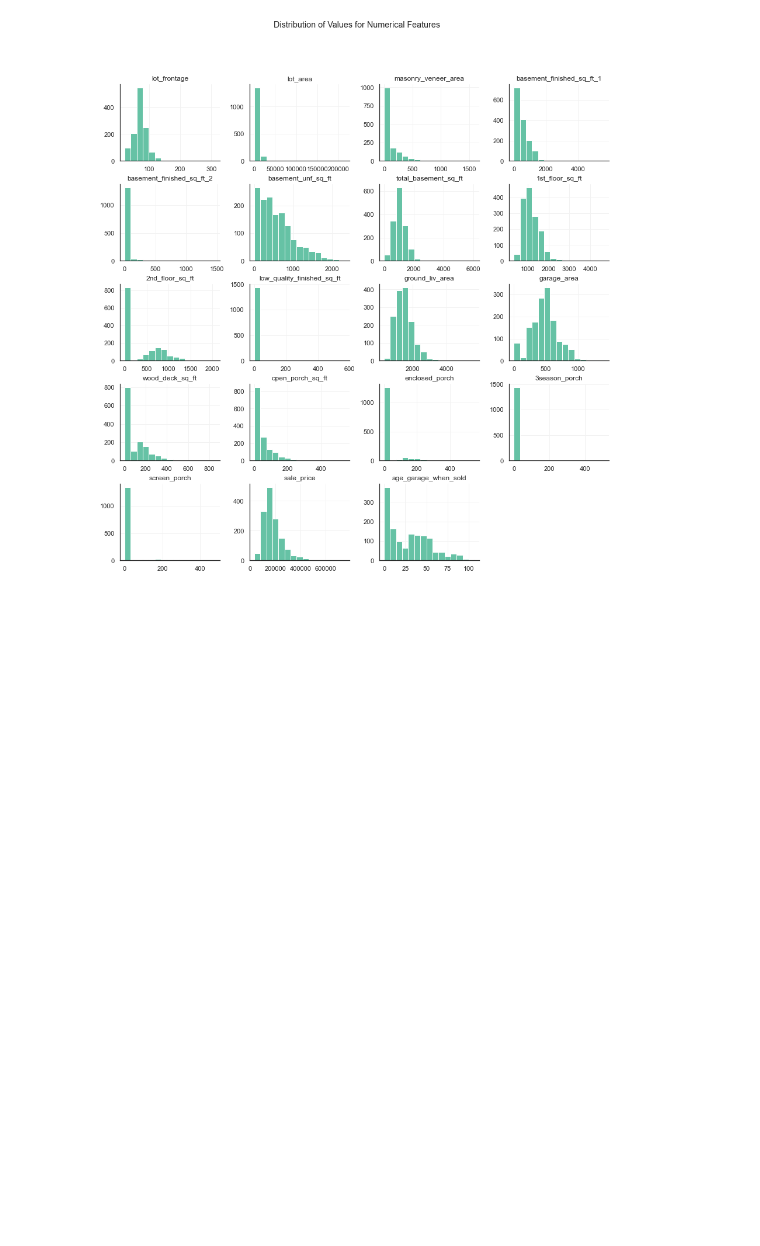
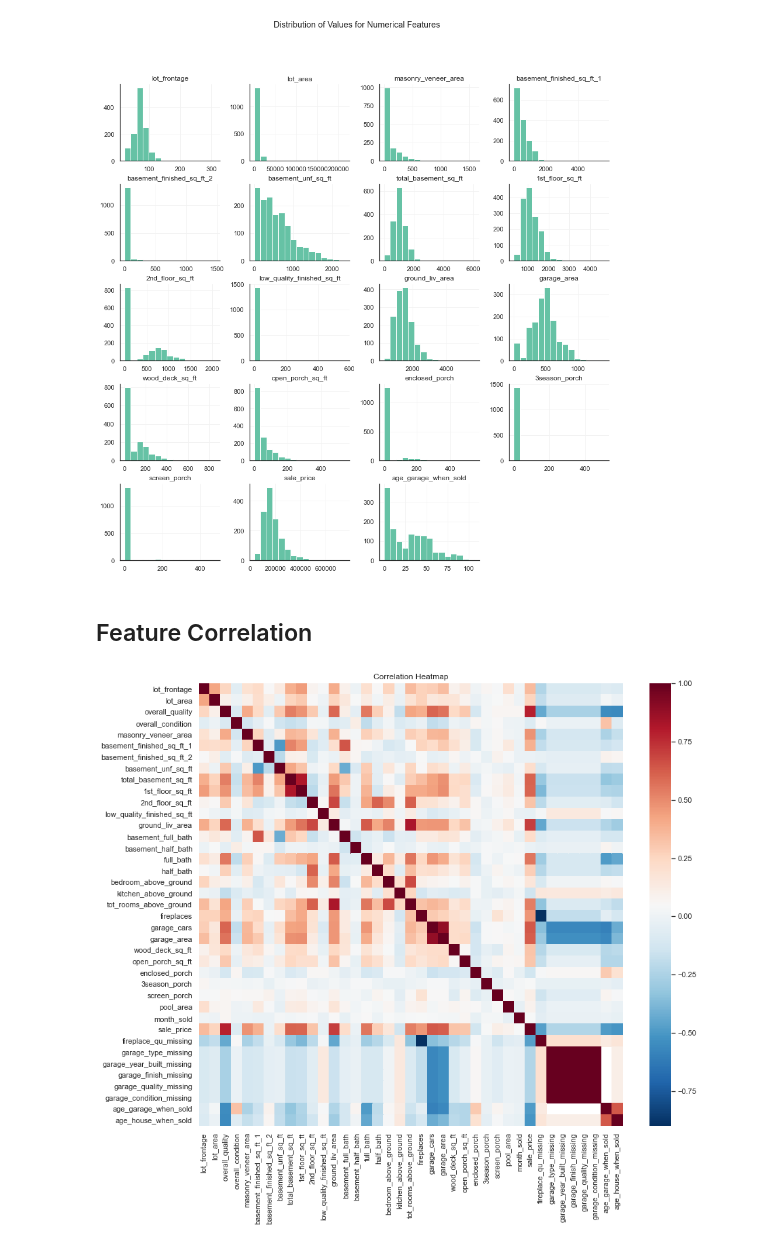
Before and after one commit to jeandsantos/deploying-housing-price-model, a Jupyter notebook: analysis.ipynb, the cells around one changed output. Drawn from its saved outputs; the diff is of its cells as text; code cells hidden in the pictures; blank space fills up the shorter version.

Commit message:
restructure plotting modules

```diff
--- a/analysis.ipynb
+++ b/analysis.ipynb
@@ -343,3 +344,9 @@ plt.suptitle(f'Distribution of Values for Numerical Features')
 plt.show()
 # %% [output]
 [figure]
+# %% [markdown]
+## Feature Correlation
+# %%
+plot_correlation_heatmap(train.df)
+# %% [output]
+[figure, added]
```
Also changed, not shown: parts of 3 cells of this notebook, 3 other files.
